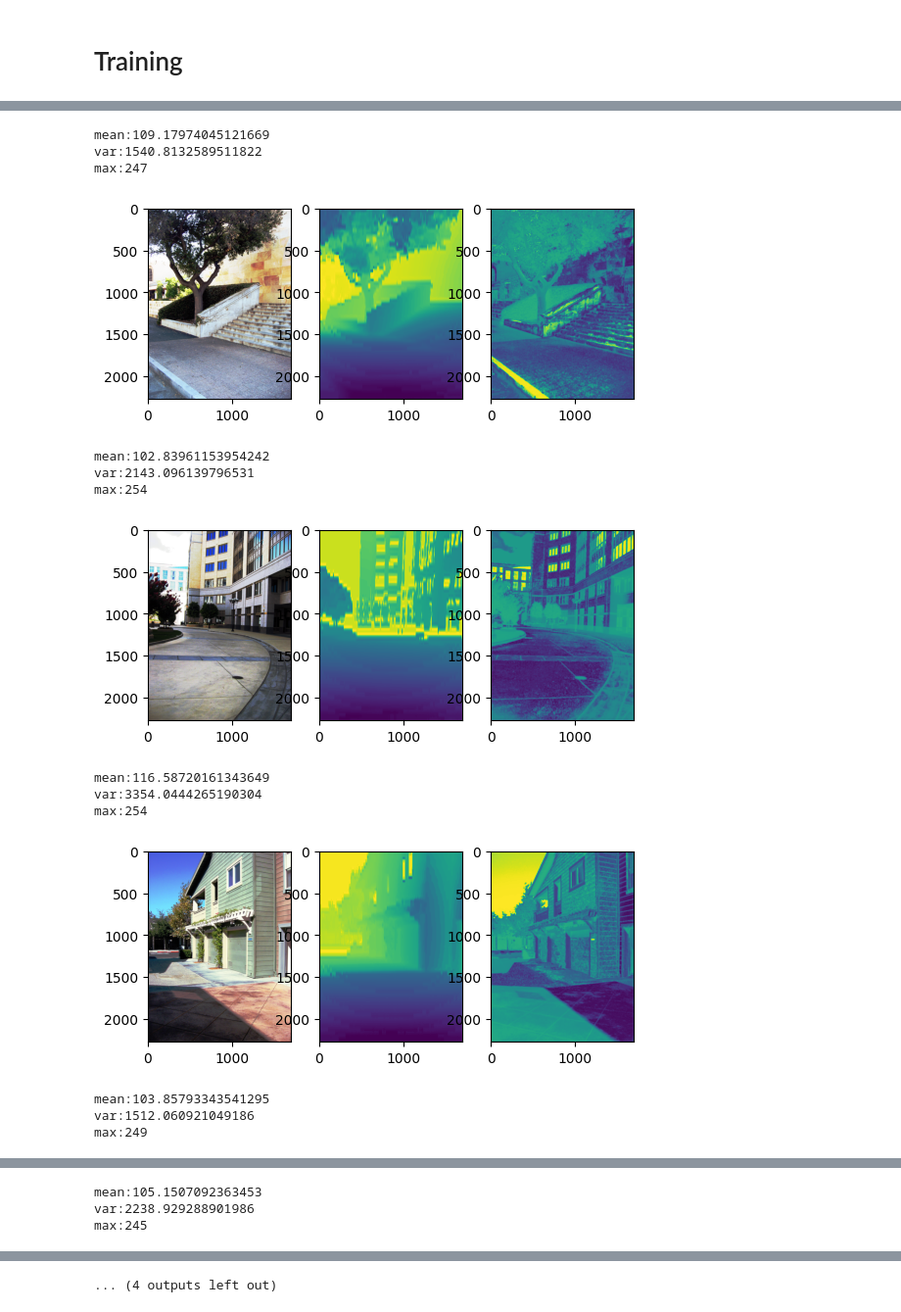
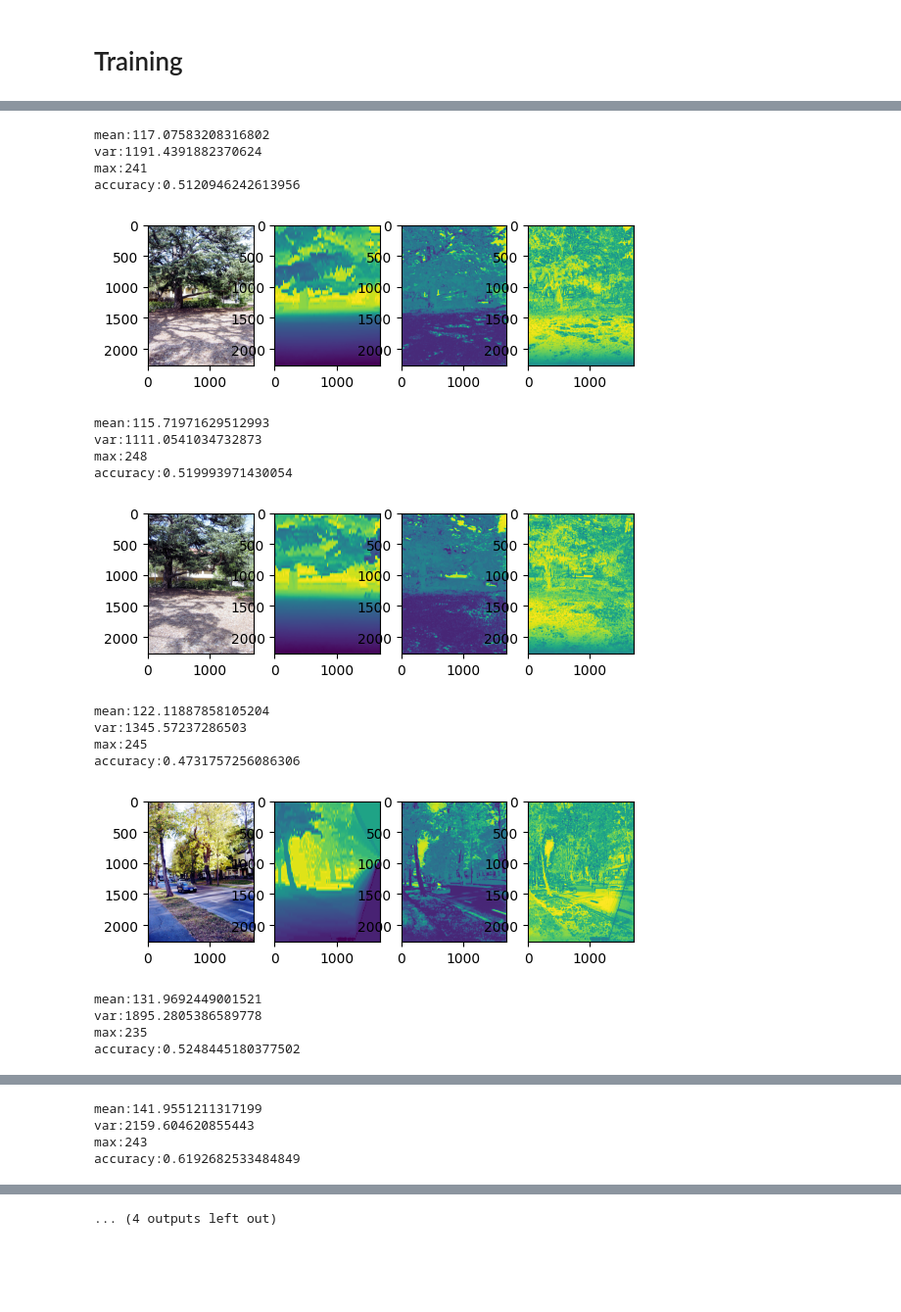
Before and after one commit to JuicedCooky/cv_depth_perception, a Jupyter notebook: main.ipynb, the cells around one changed output, grey strips where cells are left out. Shown at 98% size. Cells and saved outputs as stored; diff of their text form; code cells hidden in the pictures; blank space fills up the shorter version.

```diff
--- a/main.ipynb
+++ b/main.ipynb
@@ -413 +421,5 @@ torch.save(encoder_decoder,f"./models/saved/{model_name}.pth")
+# %%
+model2 = torch.load("./models/saved/default_v2.pb",weights_only=False)
+# %%
+train(model2,train_dataloader,val_dataloader,optimizer,loss,scheduler,epochs=2)
 # %%
@@ -430,6 +442,17 @@ EncoderDecoder(
     (3): Sigmoid()
   )
 )
+# %%
+from skimage.metrics import structural_similarity as ssim
+def structuralSimilarityIndex(input1, input2):
+    input1 = input1.squeeze().cpu().numpy()
+    input2 = input2.squeeze().cpu().numpy()
+    # print(input1.min())
+    input1 = (input1 * 255).astype(np.uint8)
+    input2 = (input2 * 255).astype(np.uint8)
+
+    accuracy, diff_map = ssim(input1,input2,full=True)
+    return accuracy, diff_map
 # %%
 def compareResults(model,dataloader, num_batches=3):
     i = 0
@@ -443,37 +466,49 @@ def compareResults(model,dataloader, num_batches=3):
         depths = torch.from_numpy(depths)
 
         # print(images)
+        with torch.no_grad():
+            result = model(images.to(device))
 
-        result = model(images.to(device))
-
-        result = result.to("cpu")
-        result = result.detach()
+            result = result.to("cpu")
+            result = result.detach()
         for i in range(result.shape[0]):
-            fig, axs = plt.subplots(1,3)
+            fig, axs = plt.subplots(1,4)
             axs[0].imshow(images[i].permute(1,2,0))
 
             axs[1].imshow(depths[i].permute(1,2,0))
 
             depth = np.array(result[i].permute(1,2,0)*255,dtype=np.uint8)
+
+            axs[2].imshow(depth)
+
+
             print(f"mean:{np.mean(depth)}\nvar:{np.var(depth)}\nmax:{np.max(depth)}")
-            axs[2].imshow(depth)
+            # print(depths[i]-result[i])
+            accuracy, diff_map = structuralSimilarityIndex(depths[i],result[i])
+            print(f"accuracy:{accuracy}")
+            axs[3].imshow(diff_map)
+
             plt.show()
         i+=1
 # %%
-compareResults(encoder_decoder,val_dataloader,num_batches=2)
+compareResults(model,val_dataloader,num_batches=2)
 # %% [output]
-mean:109.17974045121669
-var:1540.8132589511822
-max:247
+mean:117.07583208316802
+var:1191.4391882370624
+max:241
+accuracy:0.5120946242613956
-[figure, old version]
+[figure, new version]
-mean:102.83961153954242
-var:2143.096139796531
-max:254
+mean:115.71971629512993
+var:1111.0541034732873
+max:248
+accuracy:0.519993971430054
-[figure, old version]
+[figure, new version]
-mean:116.58720161343649
-var:3354.0444265190304
-max:254
+mean:122.11887858105204
+var:1345.57237286503
+max:245
+accuracy:0.4731757256086306
-[figure, old version]
+[figure, new version]
-mean:103.85793343541295
-var:1512.060921049186
-max:249
+mean:131.9692449001521
+var:1895.2805386589778
+max:235
+accuracy:0.5248445180377502
@@ -481,3 +516,4 @@ max:249
-mean:105.1507092363453
-var:2238.929288901986
-max:245
+mean:141.9551211317199
+var:2159.604620855443
+max:243
+accuracy:0.6192682533484849
```
Also changed, not shown: parts of 23 cells of this notebook.
